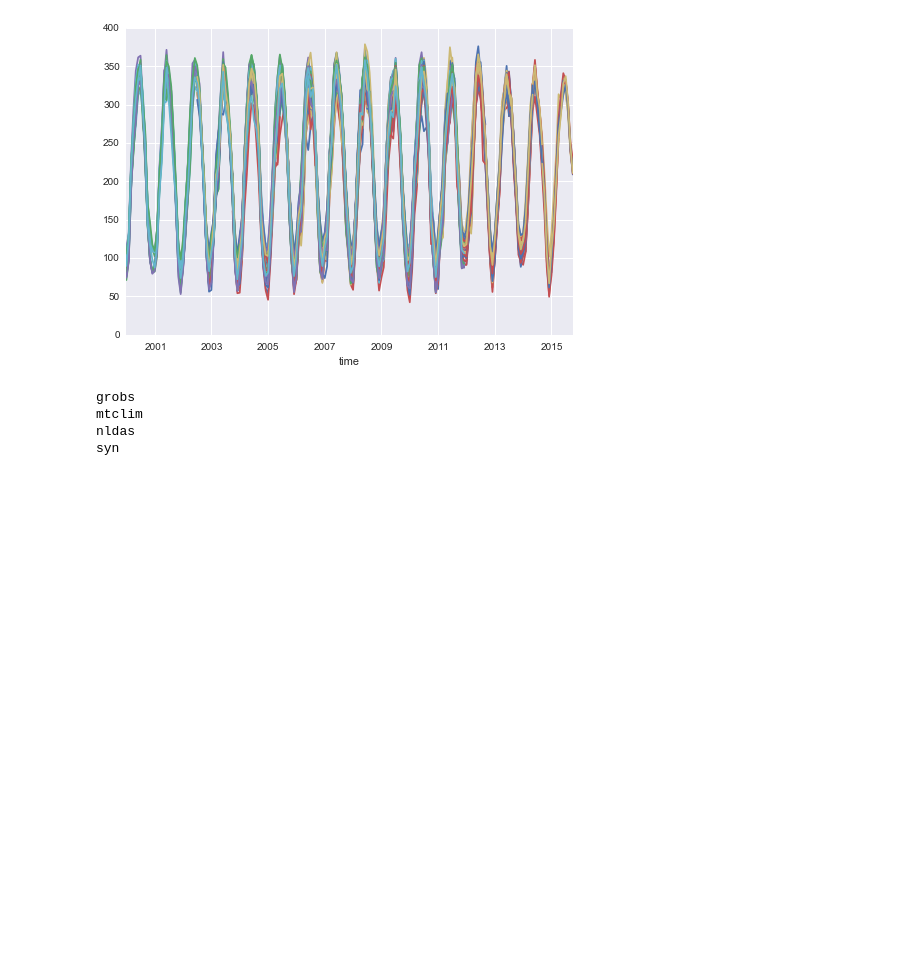
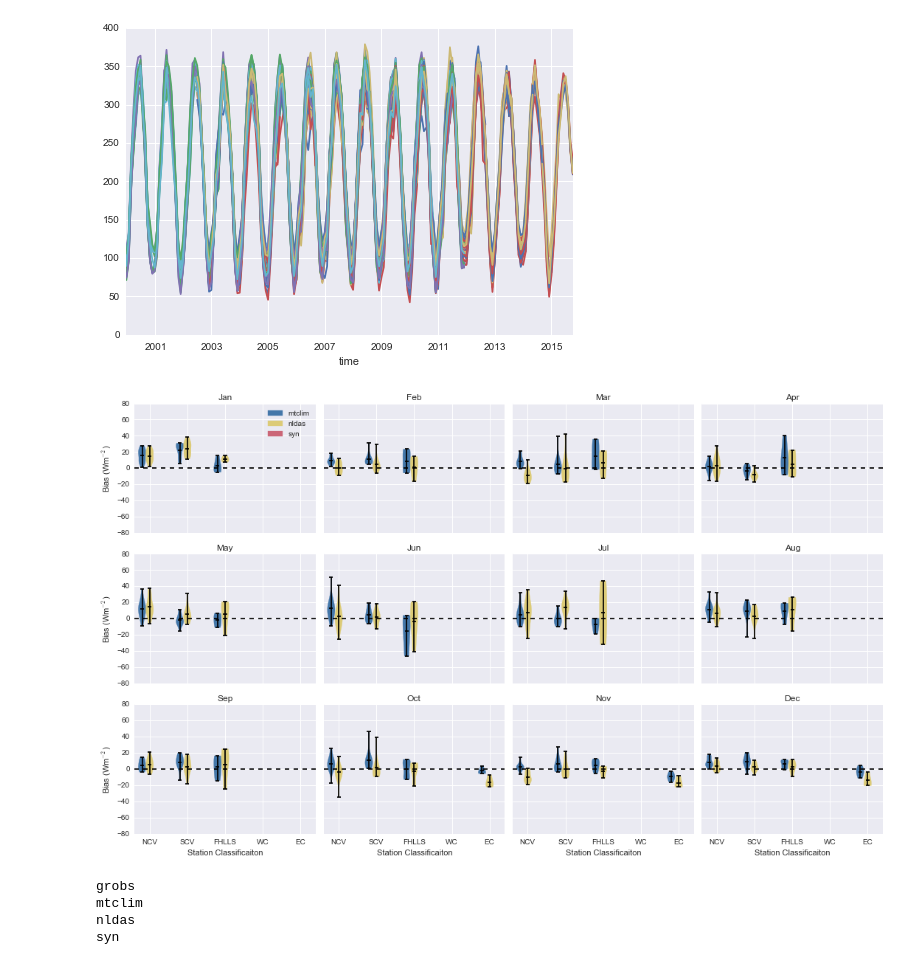
Before and after one commit to klapo/CalRad, a Jupyter notebook: CR.GrobsCompare.ipynb, the cells around one changed output. Drawn from its saved outputs; the diff is of its cells as text; code cells hidden in the pictures; blank space fills up the shorter version.

Commit message:
Comparison over longitude transect, slight modifications of violinplots

```diff
--- a/CR.GrobsCompare.ipynb
+++ b/CR.GrobsCompare.ipynb
@@ -588,7 +588,8 @@ for YYYY in np.arange(2004,2010):
 ##############################################
 # Formatting variables
 month_label = ['Jan','Feb','Mar','Apr','May','Jun','Jul','Aug','Sep','Oct','Nov','Dec']
-grouping = ['north cv','south cv','west of crest','foothills','east of crest']
+grouping = ['north cv','south cv','foothills','west of crest','east of crest']
+gr_label = ['NCV','SCV','FHLLS','WC','EC']
 bin_pos = np.array([[1,2,3],[6,7,8],[11,12,13],[16,17,18],[21,22,23]])
 colsche =   np.array([[68.,119.,170.],\
             [221.,204.,119.],\
@@ -651,7 +652,7 @@ for YYYY in np.arange(2004,2010):
         if np.mod(((m-1)+4),4) == 0:
             ax.set_ylabel('Bias (Wm$^{-2}$)')
         if m > 8:
-            ax.set_xticklabels(grobs.Grouping.values);
+            ax.set_xticklabels(gr_label);
             ax.set_xlabel('Station Classificaiton')
         ax.set_title(month_label[m-1])
 
@@ -661,6 +662,100 @@ for YYYY in np.arange(2004,2010):
     fname = 'SWdwn_violin.groups'+str(YYYY)+'.png'
     f.savefig(fname)
     plt.close(f)
+# %%
+##############################################
+## Monthly diff shortwave w/ group - violin ##
+## ----> Manually create legend             ##
+##############################################
+# Formatting variables
+month_label = ['Jan','Feb','Mar','Apr','May','Jun','Jul','Aug','Sep','Oct','Nov','Dec']
+pr_names_for_plot = [pr for pr in pr_names if not pr == 'grobs']
+grouping = ['north cv','south cv','foothills','west of crest','east of crest']
+gr_label = ['NCV','SCV','FHLLS','WC','EC']
+bin_pos = np.array([[1,2,3],[6,7,8],[11,12,13],[16,17,18],[21,22,23]])
+colsche =   np.array([[68.,119.,170.],\
+            [221.,204.,119.],\
+            [204.,102.,119.]])
+colsche = np.divide(colsche,256.)
+violinplotlines = ['cbars','cmins','cmeans','cmaxes']
+
+for YYYY in np.arange(2003,2004):
+    f, axes = plt.subplots(3, 4, figsize=(15, 9), sharex=True, sharey=True)
+    for ax,m in zip(axes.flat, np.arange(1,13)):
+        ## Build xray structure for violinplot
+        prod_ds = {}
+        for n,pr in enumerate(pr_names):
+            # Get values for year
+            if pr == 'grobs':
+                continue
+            if m == 12:
+                d = pd.date_range(start=(str(YYYY)+'-'+str(m)+'-1'),end=(str(YYYY+1)+'-'+str(1)+'-1'),freq='M')
+            else:
+                d = pd.date_range(start=(str(YYYY)+'-'+str(m)+'-1'),end=(str(YYYY)+'-'+str(m+1)+'-1'),freq='M')
+
+            # Product bias
+            grobs_diff = np.squeeze(grobs[pr].loc[d[0]:d[0]].values-grobs.SWdwn.loc[d[0]:d[0]].values)
+            # Remove nans
+            nandex = np.nonzero(~np.isnan(grobs_diff))
+            grobs_diff = grobs_diff[nandex]
+            ds_group = grobs.Grouping.values[nandex]
+            # Buid dataset
+            prod_ds[pr] = xray.Dataset({'bias':(['group'],grobs_diff)},\
+                            coords={'group': (['group'],ds_group)})
+
+        # Tidy up
+        da_product_coords = [pr_for_concat for pr_for_concat in prod_ds if prod_ds[pr_for_concat].bias.values.any()]
+        prod_ds_for_merge = [prod_ds[pr_for_concat] for pr_for_concat in prod_ds if prod_ds[pr_for_concat].bias.values.any()]
+        diff_da = xray.concat(prod_ds_for_merge[:],dim='product')
+        diff_da.coords['product'] = da_product_coords
+
+        ## Plotting
+        # In future: find a way to make line color and body area agree
+        for n,gr in enumerate(grouping):
+            ## Violin plots
+            if not gr in diff_da.group.values:
+                continue
+            dat_for_plot= diff_da.bias.loc[{'group':gr,}].values
+            if dat_for_plot.size <4:
+                continue
+            prod_ind = [ind for ind,pr in enumerate(da_product_coords) if pr in pr_names_for_plot]
+            result = ax.violinplot(dat_for_plot.T,positions=np.array((bin_pos[n][prod_ind])),showmeans=True,widths=1)
+
+            ## Format
+            # Violin body and label
+            for n,pc in enumerate(result['bodies']):
+                pc.set_facecolor(colsche[prod_ind[n]])
+                pc.set_edgecolor(colsche[prod_ind[n]])
+                pc.set_alpha(None)
+            # Violinplot labels
+            pr_names_for_legend = [pr for pr in pr_names if not pr == 'grobs']
+            handle = [matplotlib.patches.Patch(color=colsche[n], label=pr_names_for_legend[n]) \
+                      for n,p in enumerate(pr_names_for_legend)]
+            # Violin lines
+            pc = result['cbars']
+            for vpl in violinplotlines:
+                result[vpl].set_color('k')
+
+
+        # Labels and legend
+        if m == 1:
+            ax.legend(handles=handle)
+        ax.plot(np.array([0,24]),np.array([0,0]),'k--')
+        ax.set_xticks(bin_pos[:,1])
+        ax.set_ylim([-80,80])
+        if np.mod(((m-1)+4),4) == 0:
+            ax.set_ylabel('Bias (Wm$^{-2}$)')
+        if m > 8:
+            ax.set_xticklabels(gr_label);
+            ax.set_xlabel('Station Classificaiton')
+        ax.set_title(month_label[m-1])
+
+    f.tight_layout()
+
+    os.chdir(dir_print)
+    fname = 'SWdwn_violin.groups'+str(YYYY)+'.png'
+# %% [output]
+[figure, added]
 # %%
 #####################################
 ## Time series of bias by Grouping ##
```
Also changed, not shown: parts of 3 cells of this notebook.
